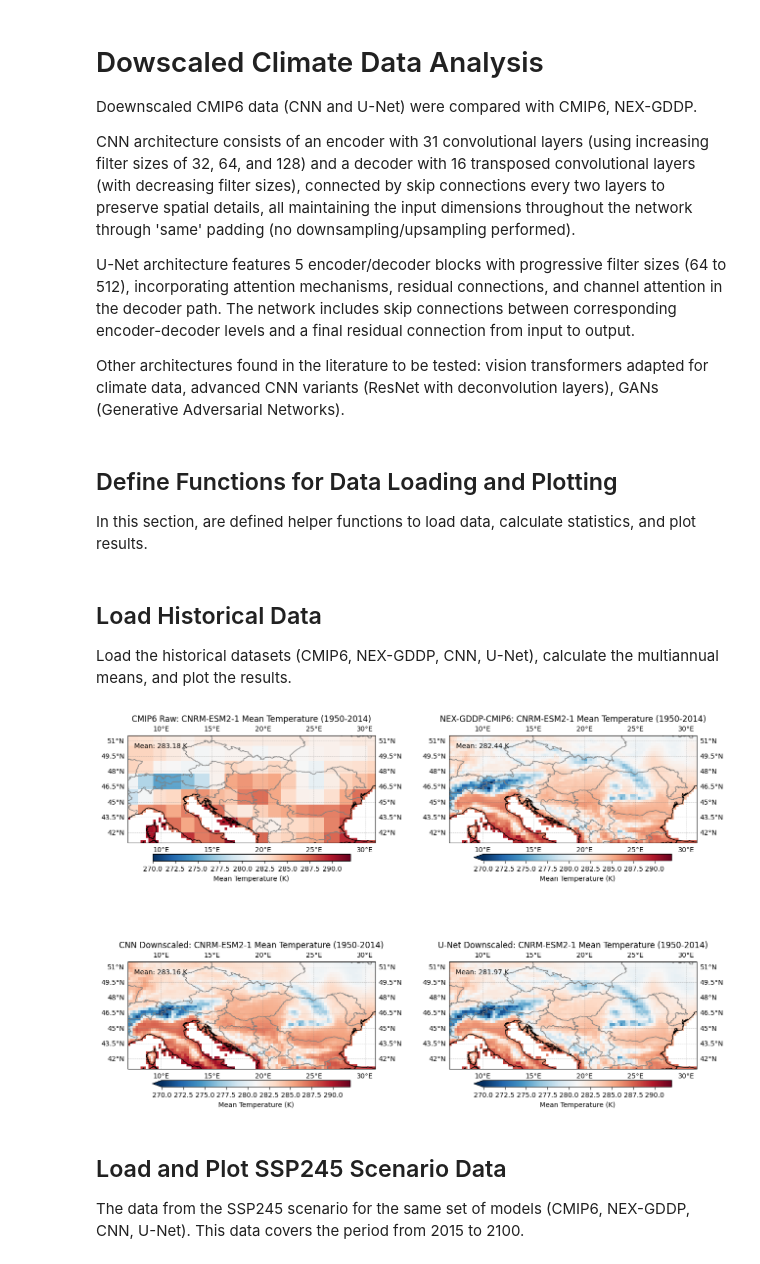
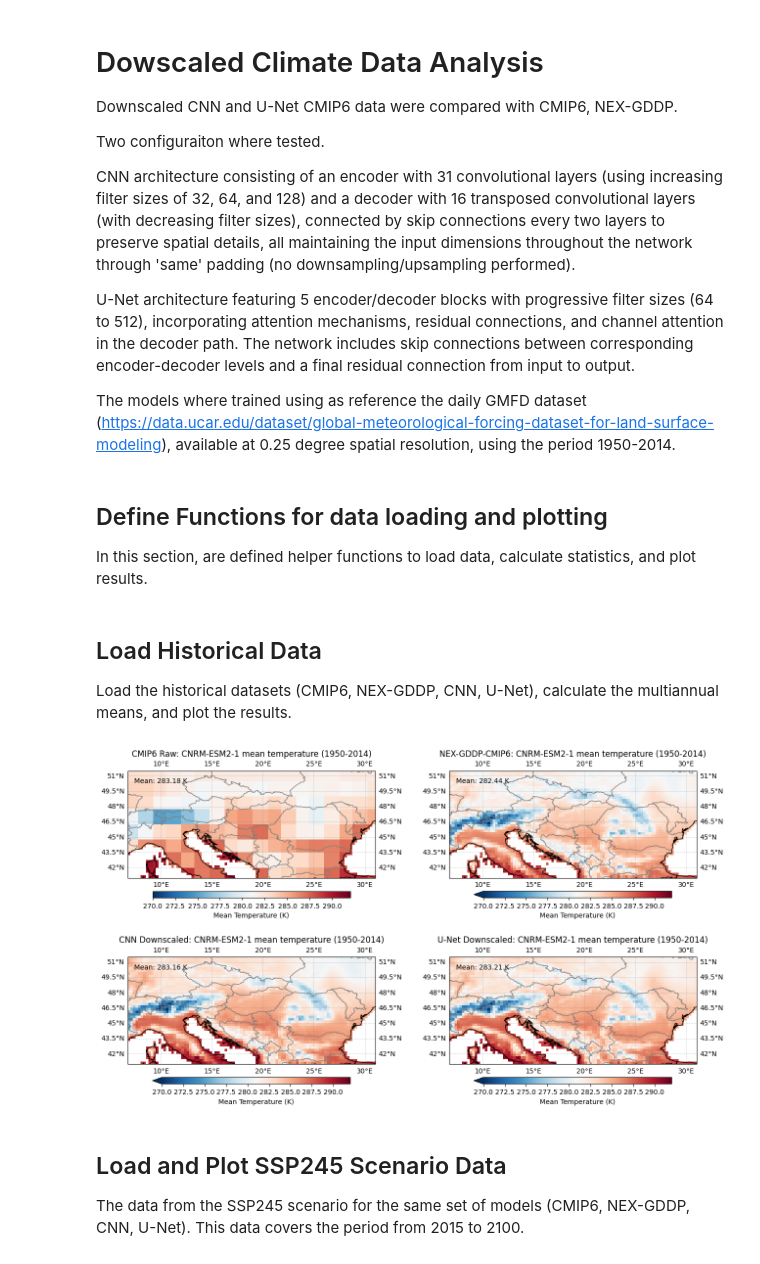
Before and after one commit to alexdum/downscale, a Jupyter notebook: python/diagnosis_annual.ipynb, the cells around one changed output. Drawn from its saved outputs; the diff is of its cells as text; code cells hidden in the pictures.

```diff
--- a/python/diagnosis_annual.ipynb
+++ b/python/diagnosis_annual.ipynb
@@ -1,13 +1,15 @@
 # %% [markdown]
 # Dowscaled Climate Data Analysis
 
-Doewnscaled CMIP6 data (CNN and U-Net) were compared with CMIP6, NEX-GDDP.
+Downscaled CNN and U-Net CMIP6 data were compared with CMIP6, NEX-GDDP.
 
-CNN architecture consists of an encoder with 31 convolutional layers (using increasing filter sizes of 32, 64, and 128) and a decoder with 16 transposed convolutional layers (with decreasing filter sizes), connected by skip connections every two layers to preserve spatial details, all maintaining the input dimensions throughout the network through 'same' padding (no downsampling/upsampling performed).
+Two configuraiton where tested.
 
-U-Net architecture features 5 encoder/decoder blocks with progressive filter sizes (64 to 512), incorporating attention mechanisms, residual connections, and channel attention in the decoder path. The network includes skip connections between corresponding encoder-decoder levels and a final residual connection from input to output.
+CNN architecture consisting of an encoder with 31 convolutional layers (using increasing filter sizes of 32, 64, and 128) and a decoder with 16 transposed convolutional layers (with decreasing filter sizes), connected by skip connections every two layers to preserve spatial details, all maintaining the input dimensions throughout the network through 'same' padding (no downsampling/upsampling performed).
 
-Other architectures found in the literature to be tested: vision transformers adapted for climate data, advanced CNN variants (ResNet with deconvolution layers), GANs (Generative Adversarial Networks).
+U-Net architecture featuring 5 encoder/decoder blocks with progressive filter sizes (64 to 512), incorporating attention mechanisms, residual connections, and channel attention in the decoder path. The network includes skip connections between corresponding encoder-decoder levels and a final residual connection from input to output.
+
+The models where trained using as reference the daily GMFD dataset (https://data.ucar.edu/dataset/global-meteorological-forcing-dataset-for-land-surface-modeling), available at 0.25 degree spatial resolution, using the period 1950-2014.
 # %%
 import xarray as xr
 import numpy as np
@@ -18,6 +20,6 @@ import os
 # Set the working directory
 os.chdir('/data/keeling/a/ad87/downscale')
 # %% [markdown]
-## Define Functions for Data Loading and Plotting
+## Define Functions for data loading and plotting
 In this section, are defined helper functions to load data, calculate statistics, and plot results.
 # %%
@@ -68,38 +79,38 @@ Load the historical datasets (CMIP6, NEX-GDDP, CNN, U-Net), calculate the multia
 # %%
 # Define file paths for historical data
 nexgddp_base_path = '/data/keeling/a/cristi/a/downscaled_data/cmip6/nex_gddp/ncs/RO_NEX-GDDP-CMIP6/CNRM-ESM2-1'
 cmip6_base_path = '/data/keeling/a/cristi/a/downscaled_data/cmip6/raw/zarr/RO_CMIP6_raw/CNRM-ESM2-1'
 
 nexgddp_hist_files = [f'{nexgddp_base_path}/historical/r1i1p1f2/tas/tas_day_CNRM-ESM2-1_historical_r1i1p1f2_gr_{year}_rou.nc' for year in range(1950, 2015)]
 cmip6_hist_file = f'{cmip6_base_path}/historical/r1i1p1f2/tas/tas_day_CNRM-ESM2-1_historical_r1i1p1f2_gr_1950_2014_rou.zarr'
 cnn_hist_file = 'ncs/cnn/predicted_high_res_tas_encod_v02.nc'
-unet_hist_file = 'ncs/unet/predicted_high_res_tas_unet_v02.nc'
+unet_hist_file = 'ncs/unet/predicted_high_res_tas_unet_v03.nc'
 
 # Load NEX-GDDP historical data
-nexgddp_mean_hist = load_and_mean_data(nexgddp_hist_files, 'tas')
+nexgddp_mean_hist = load_and_mean_data(nexgddp_hist_files, 'tas', start_year = 1950, end_year = 2014)
 mask_nexgddp_na = nexgddp_mean_hist.isnull()
 target_lat, target_lon = nexgddp_mean_hist.lat, nexgddp_mean_hist.lon
 
 # Load CMIP6 data and interpolate
-cmip6_mean_hist = load_and_mean_data(cmip6_hist_file, 'tas', mask=mask_nexgddp_na, lat=target_lat, lon=target_lon, interp_method='nearest', is_zarr=True)
+cmip6_mean_hist = load_and_mean_data(cmip6_hist_file, 'tas', mask=mask_nexgddp_na, lat=target_lat, lon=target_lon, interp_method='nearest', is_zarr=True, start_year = 1950, end_year = 2014)
 
 # Load CNN and U-Net downscaled data
-cnn_mean_hist = load_and_mean_data(cnn_hist_file, 'tas_downscaled', mask=mask_nexgddp_na)
-unet_mean_hist = load_and_mean_data(unet_hist_file, 'tas_downscaled', mask=mask_nexgddp_na)
+cnn_mean_hist = load_and_mean_data(cnn_hist_file, 'tas_downscaled', mask=mask_nexgddp_na, start_year = 1950, end_year = 2014)
+unet_mean_hist = load_and_mean_data(unet_hist_file, 'tas_downscaled', mask=mask_nexgddp_na, start_year = 1950, end_year = 2014)
 
 # Plot multiannual means for historical data
 fig, axs = plt.subplots(2, 2, figsize=(15, 12), subplot_kw={'projection': ccrs.PlateCarree()})
-fig.subplots_adjust(hspace=0, wspace=0.3)
+fig.subplots_adjust(hspace=-0.3, wspace=0.3)
 
 # Plot each dataset for historical data
-plot_map(cmip6_mean_hist, axs[0, 0], 'CMIP6 Raw: CNRM-ESM2-1 Mean Temperature (1950-2014)', cmip6_mean_hist.mean().values)
-plot_map(nexgddp_mean_hist, axs[0, 1], 'NEX-GDDP-CMIP6: CNRM-ESM2-1 Mean Temperature (1950-2014)', nexgddp_mean_hist.mean().values)
-plot_map(cnn_mean_hist, axs[1, 0], 'CNN Downscaled: CNRM-ESM2-1 Mean Temperature (1950-2014)', cnn_mean_hist.mean().values)
-plot_map(unet_mean_hist, axs[1, 1], 'U-Net Downscaled: CNRM-ESM2-1 Mean Temperature (1950-2014)', unet_mean_hist.mean().values)
+plot_map(cmip6_mean_hist, axs[0, 0], 'CMIP6 Raw: CNRM-ESM2-1 mean temperature (1950-2014)', cmip6_mean_hist.mean().values)
+plot_map(nexgddp_mean_hist, axs[0, 1], 'NEX-GDDP-CMIP6: CNRM-ESM2-1 mean temperature (1950-2014)', nexgddp_mean_hist.mean().values)
+plot_map(cnn_mean_hist, axs[1, 0], 'CNN Downscaled: CNRM-ESM2-1 mean temperature (1950-2014)', cnn_mean_hist.mean().values)
+plot_map(unet_mean_hist, axs[1, 1], 'U-Net Downscaled: CNRM-ESM2-1 mean temperature (1950-2014)', unet_mean_hist.mean().values)
 
 plt.show()
 # %% [output]
-[figure, old version]
+[figure, new version]
 # %% [markdown]
 ## Load and Plot SSP245 Scenario Data
 The data from the SSP245 scenario for the same set of models (CMIP6, NEX-GDDP, CNN, U-Net). This data covers the period from 2015 to 2100.
```
Also changed, not shown: parts of 8 cells of this notebook.
